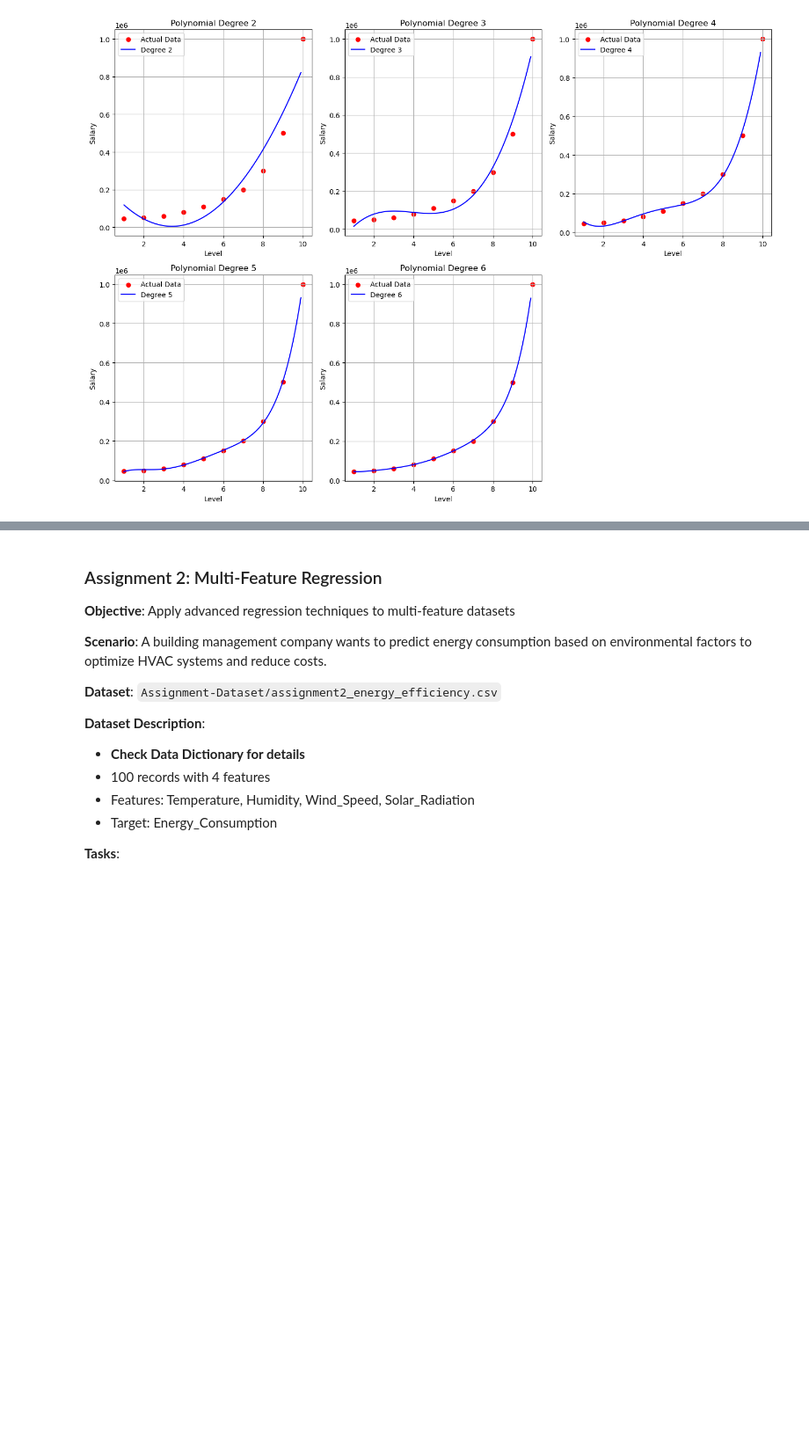
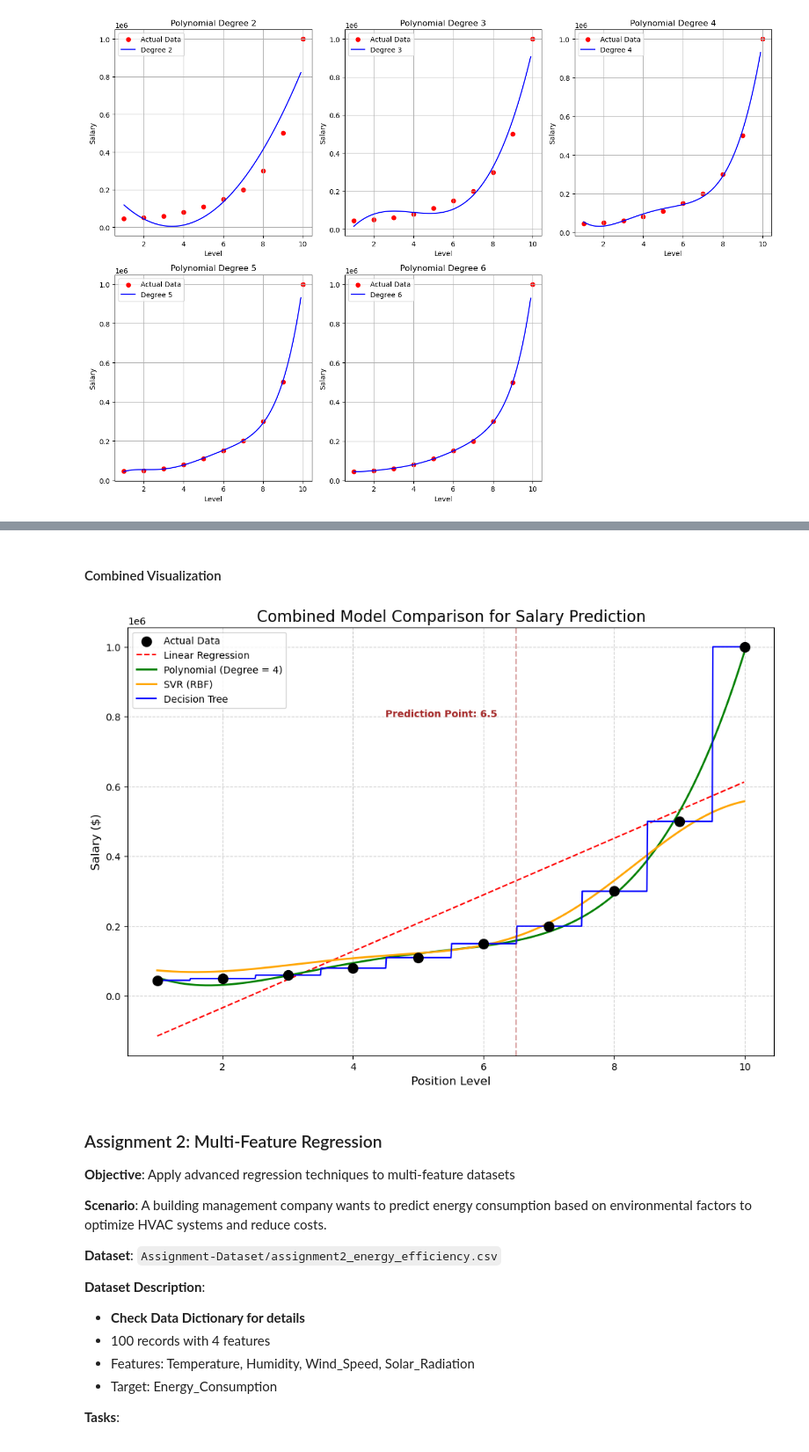
Before and after one commit to Ezerioha-ifeanyi/Week-15-Take-Home, a Jupyter notebook: Take Home.ipynb, the cells around one changed output, grey strips where cells are left out. Shown at 88% size. Saved outputs shown, nothing was run; the diff lists cells and outputs as text; code cells hidden in the pictures; blank space fills up the shorter version.

```diff
--- a/Take Home.ipynb
+++ b/Take Home.ipynb
@@ -704,3 +826,53 @@ Polynomial with Degree 6 Prediction for Level 6.5: $174,192.82
+# %% [markdown]
+#### Combined Visualization
+# %%
+# 1. Re-train the Degree 4 model specifically for this plot to avoid variable errors
+poly_reg_4 = PolynomialFeatures(degree=4)
+X_poly_4 = poly_reg_4.fit_transform(salary_X)
+lin_reg_poly_4_final = LinearRegression()
+lin_reg_poly_4_final.fit(X_poly_4, salary_Y)
+
+# 2. Create a high-resolution grid for smooth lines
+X_grid_all = np.arange(min(salary_X), max(salary_X), 0.01).reshape(-1, 1)
+
+plt.figure(figsize=(12, 8))
+
+# Plotting All Models
+
+# Actual Data Points
+plt.scatter(salary_X, salary_Y, color='black', label='Actual Data', s=100, zorder=5)
+
+# Model 1: Linear Regression (Red)
+plt.plot(X_grid_all, salary_lin_reg.predict(X_grid_all),
+         color='red', linestyle='--', label='Linear Regression')
+
+# Model 2: Polynomial Degree = 4
+plt.plot(X_grid_all, lin_reg_poly_4_final.predict(poly_reg_4.transform(X_grid_all)),
+         color='green', linewidth=2, label='Polynomial (Degree = 4)')
+
+# Model 3: SVR
+plt.plot(X_grid_all, sc_Y_salary.inverse_transform(
+    salary_svr_reg.predict(sc_X_salary.transform(X_grid_all)).reshape(-1, 1)),
+         color='orange', linewidth=2, label='SVR (RBF)')
+
+# Decision Tree
+plt.plot(X_grid_all, salary_dt_reg.predict(X_grid_all),
+         color='blue', linewidth=1.5, label='Decision Tree')
+
+# Logic Check Highlight
+plt.axvline(x=6.5, color='brown', linestyle='--', alpha=0.4)
+plt.text(4.5, 800000, 'Prediction Point: 6.5', color='brown', fontweight='bold')
+
+# Visual Formatting
+plt.title('Combined Model Comparison for Salary Prediction', fontsize=16)
+plt.xlabel('Position Level', fontsize=12)
+plt.ylabel('Salary ($)', fontsize=12)
+plt.legend()
+plt.grid(True, linestyle='--', alpha=0.6)
+
+plt.show()
+# %% [output]
+[figure, added]
 # %% [markdown]
 ### Assignment 2: Multi-Feature Regression
 **Objective**: Apply advanced regression techniques to multi-feature datasets
```
Also changed, not shown: parts of 12 cells of this notebook.
